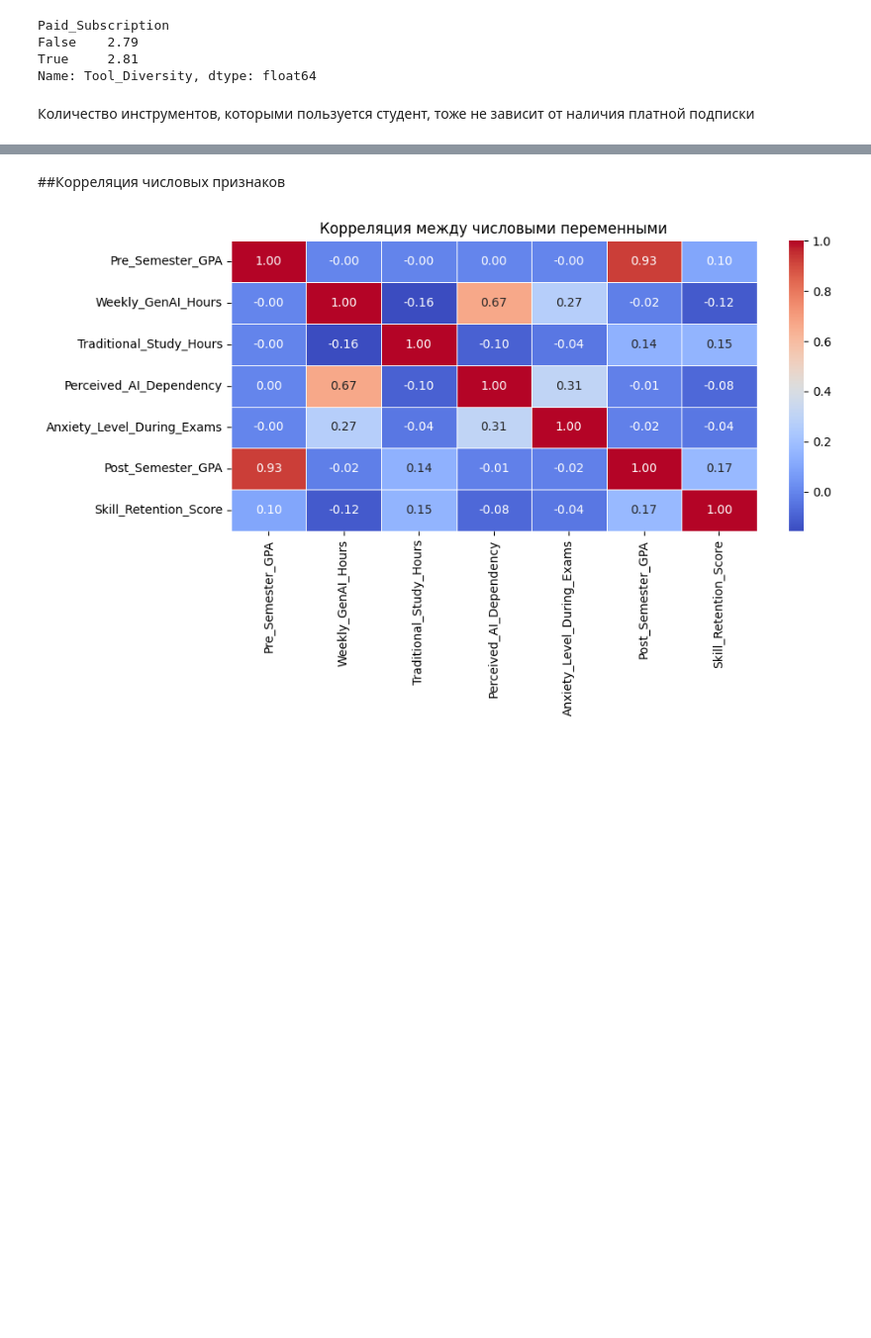
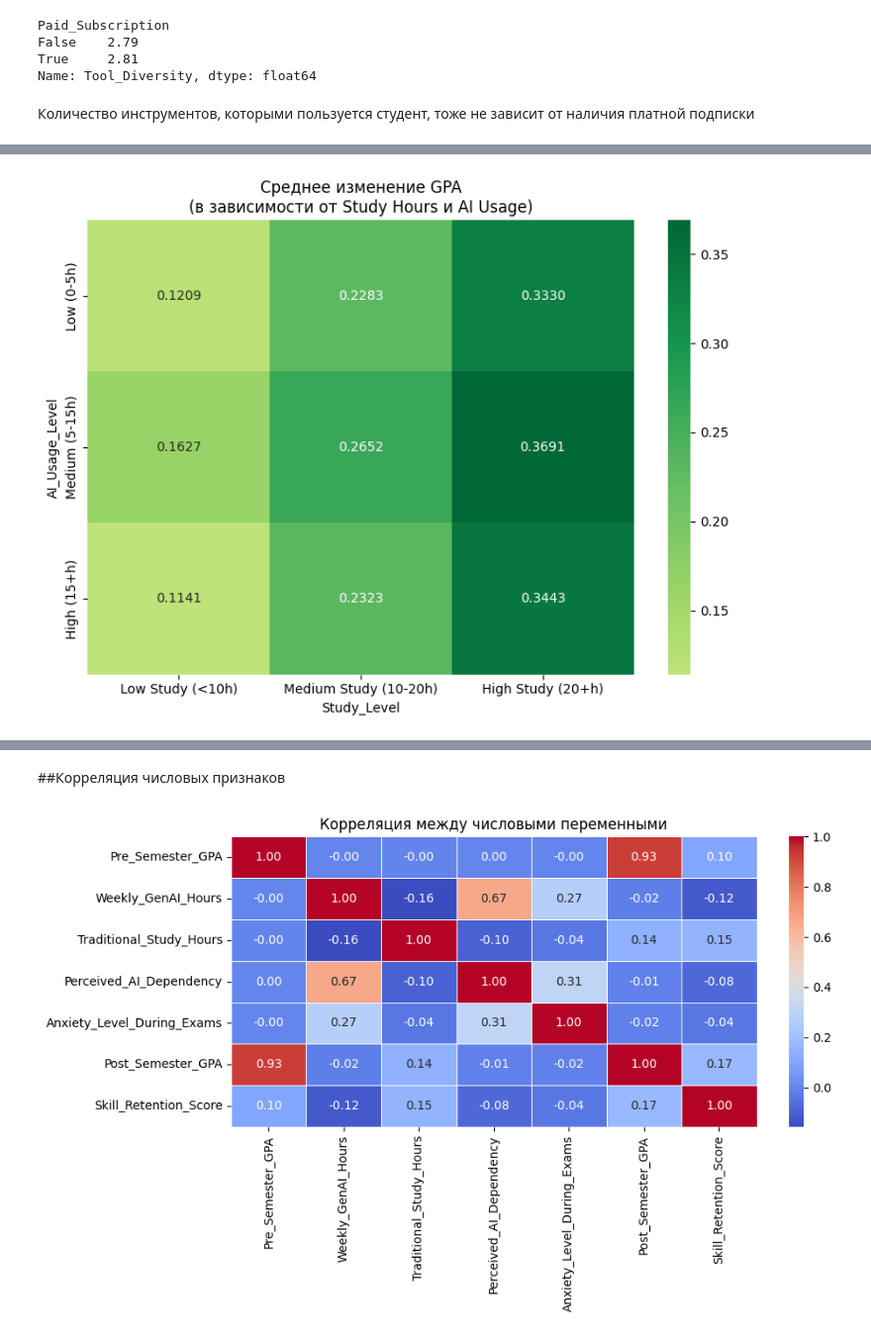
Before and after one commit to AnastasiaDolotova/ai-student-impact, a Jupyter notebook: ai_student_impact.ipynb, the cells around one changed output, grey strips where cells are left out. Shown at 99% size. Saved outputs shown, nothing was run; the diff lists cells and outputs as text; code cells hidden in the pictures; blank space fills up the shorter version.

```diff
--- a/ai_student_impact.ipynb
+++ b/ai_student_impact.ipynb
@@ -646,0 +699,13 @@ Name: Tool_Diversity, dtype: float64
+# %%
+df['Study_Level'] = pd.cut(df['Traditional_Study_Hours'],
+                            bins=[0, 10, 20, 50],
+                            labels=['Low Study (<10h)', 'Medium Study (10-20h)', 'High Study (20+h)'])
+
+pivot = df.pivot_table(values='GPA_Change', index='AI_Usage_Level', columns='Study_Level', aggfunc='mean', observed=False)
+plt.figure(figsize=(8, 6))
+sns.heatmap(pivot, annot=True, cmap='RdYlGn', center=0, fmt='.4f')
+plt.title('Среднее изменение GPA\n(в зависимости от Study Hours и AI Usage)')
+plt.tight_layout()
+plt.show()
+# %% [output]
+[figure, added]
```
Also changed, not shown: parts of 9 cells of this notebook.
